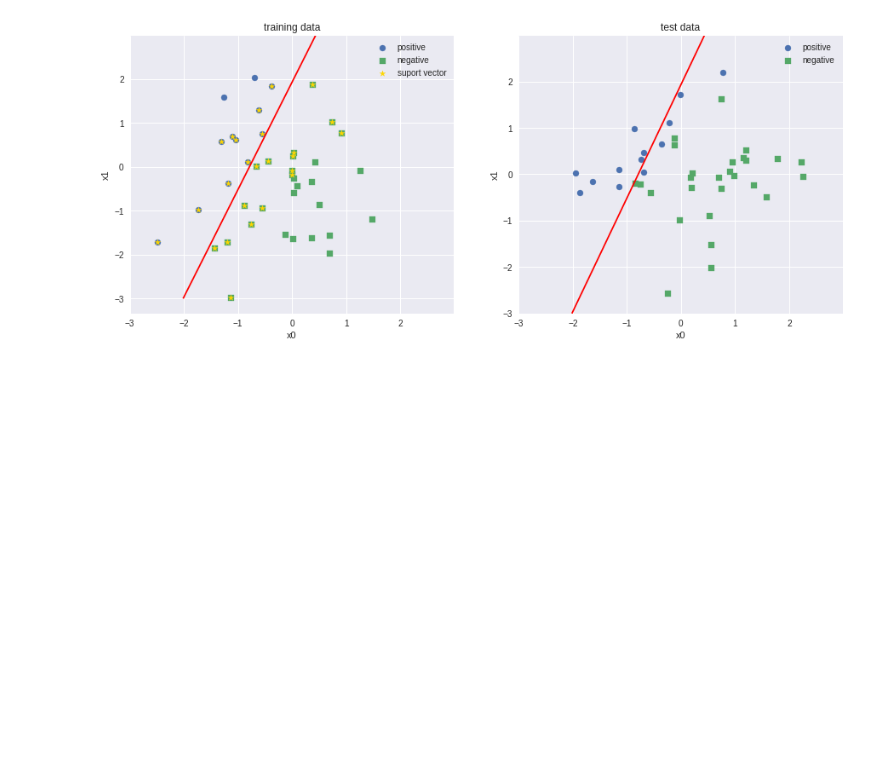
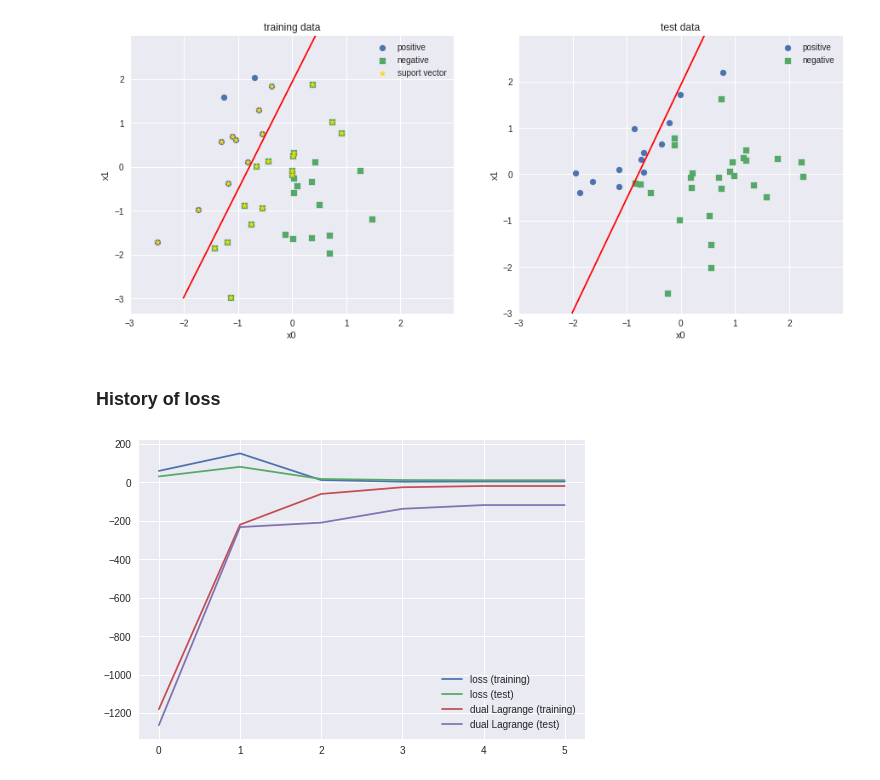
Before and after one commit to You-Your-Yu/machine-learning-assignment, a Jupyter notebook: Shimosaka_fin_1515309_problem3.ipynb, the cells around one changed output. Cells and saved outputs as stored; diff of their text form; code cells hidden in the pictures; blank space fills up the shorter version.

```diff
--- a/Shimosaka_fin_1515309_problem3.ipynb
+++ b/Shimosaka_fin_1515309_problem3.ipynb
@@ -185,3 +187,27 @@ axR.legend()
 plt.show()
 # %% [output]
 [figure]
+# %% [markdown]
+### History of loss
+# %%
+import numpy as np
+import matplotlib.pyplot as plt
+
+log_alpha = log
+log_w = [train_X.T.dot(np.diag(train_y)).dot(item) for item in log_alpha]
+
+train_loss = [loss(item, train_X, train_y, lm) for item in log_w]
+test_loss = [loss(item, test_X, test_y, lm) for item in log_w]
+train_dl = [-ndl(item, train_K, lm) for item in log_alpha]
+test_dl = [-ndl(item, test_K, lm) for item in log_alpha]
+
+step = np.arange(len(log_alpha))
+plt.plot(step, train_loss, label='loss (training)')
+plt.plot(step, test_loss, label='loss (test)')
+plt.plot(step, train_dl, label='dual Lagrange (training)')
+plt.plot(step, test_dl, label='dual Lagrange (test)')
+plt.legend()
+
+plt.show()
+# %% [output]
+[figure, added]
```
Also changed, not shown: parts of 1 cell of this notebook.
